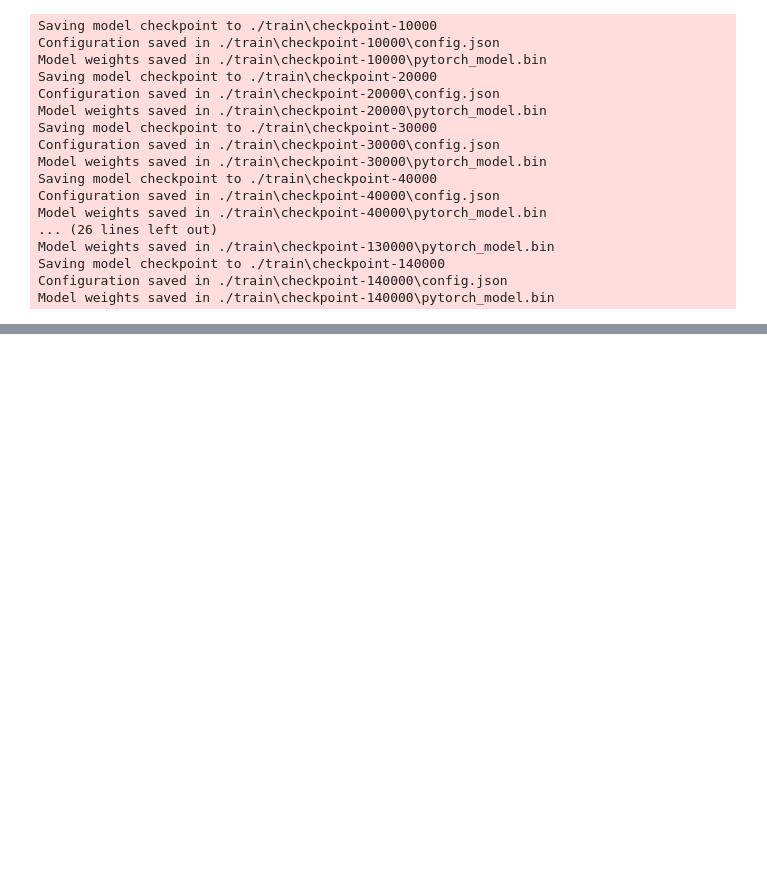
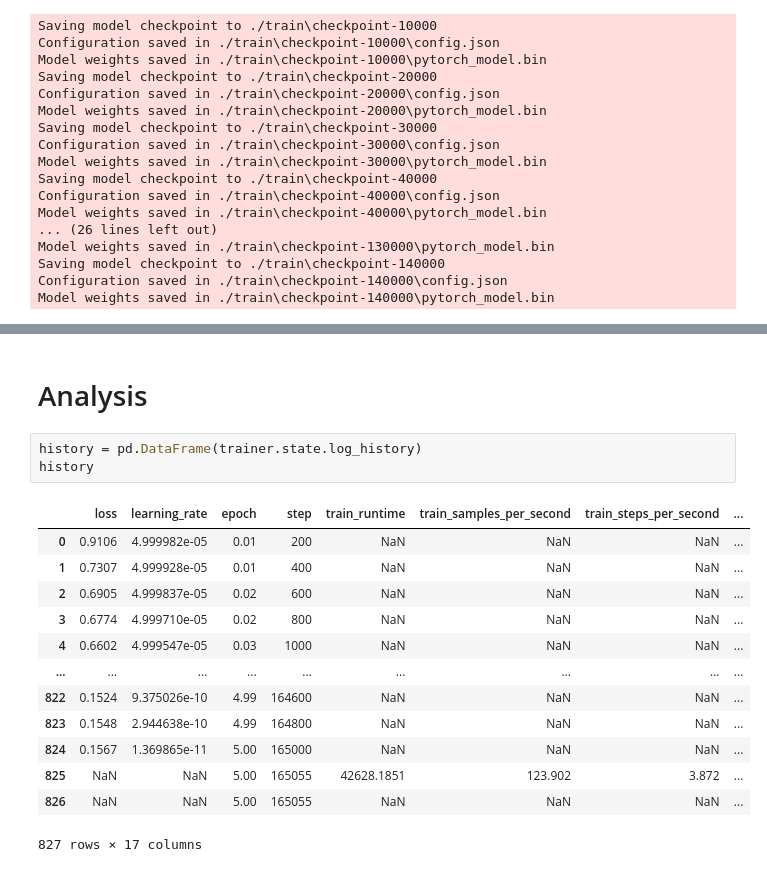
Before and after one commit to d7miiZ/Dialect-Graduation-Project, a Jupyter notebook: code/create_and_train_bert.ipynb, the cells around one changed output, grey strips where cells are left out. Cells and saved outputs as stored; diff of their text form; blank space fills up the shorter version.

```diff
--- a/code/create_and_train_bert.ipynb
+++ b/code/create_and_train_bert.ipynb
@@ -252,0 +294,19 @@ trainer.evaluate()
+# %% [markdown]
+# Analysis
+# %%
+history = pd.DataFrame(trainer.state.log_history)
+history
+# %% [output]
+|  | loss | learning_rate | epoch | step | train_runtime | train_samples_per_second | train_steps_per_second | ... |
+| 0 | 0.9106 | 4.999982e-05 | 0.01 | 200 | NaN | NaN | NaN | ... |
+| 1 | 0.7307 | 4.999928e-05 | 0.01 | 400 | NaN | NaN | NaN | ... |
+| 2 | 0.6905 | 4.999837e-05 | 0.02 | 600 | NaN | NaN | NaN | ... |
+| 3 | 0.6774 | 4.999710e-05 | 0.02 | 800 | NaN | NaN | NaN | ... |
+| 4 | 0.6602 | 4.999547e-05 | 0.03 | 1000 | NaN | NaN | NaN | ... |
+| ... | ... | ... | ... | ... | ... | ... | ... | ... |
+| 822 | 0.1524 | 9.375026e-10 | 4.99 | 164600 | NaN | NaN | NaN | ... |
+| 823 | 0.1548 | 2.944638e-10 | 4.99 | 164800 | NaN | NaN | NaN | ... |
+| 824 | 0.1567 | 1.369865e-11 | 5.00 | 165000 | NaN | NaN | NaN | ... |
+| 825 | NaN | NaN | 5.00 | 165055 | 42628.1851 | 123.902 | 3.872 | ... |
+| 826 | NaN | NaN | 5.00 | 165055 | NaN | NaN | NaN | ... |
+827 rows × 17 columns
```
Also changed, not shown: parts of 18 cells of this notebook.
